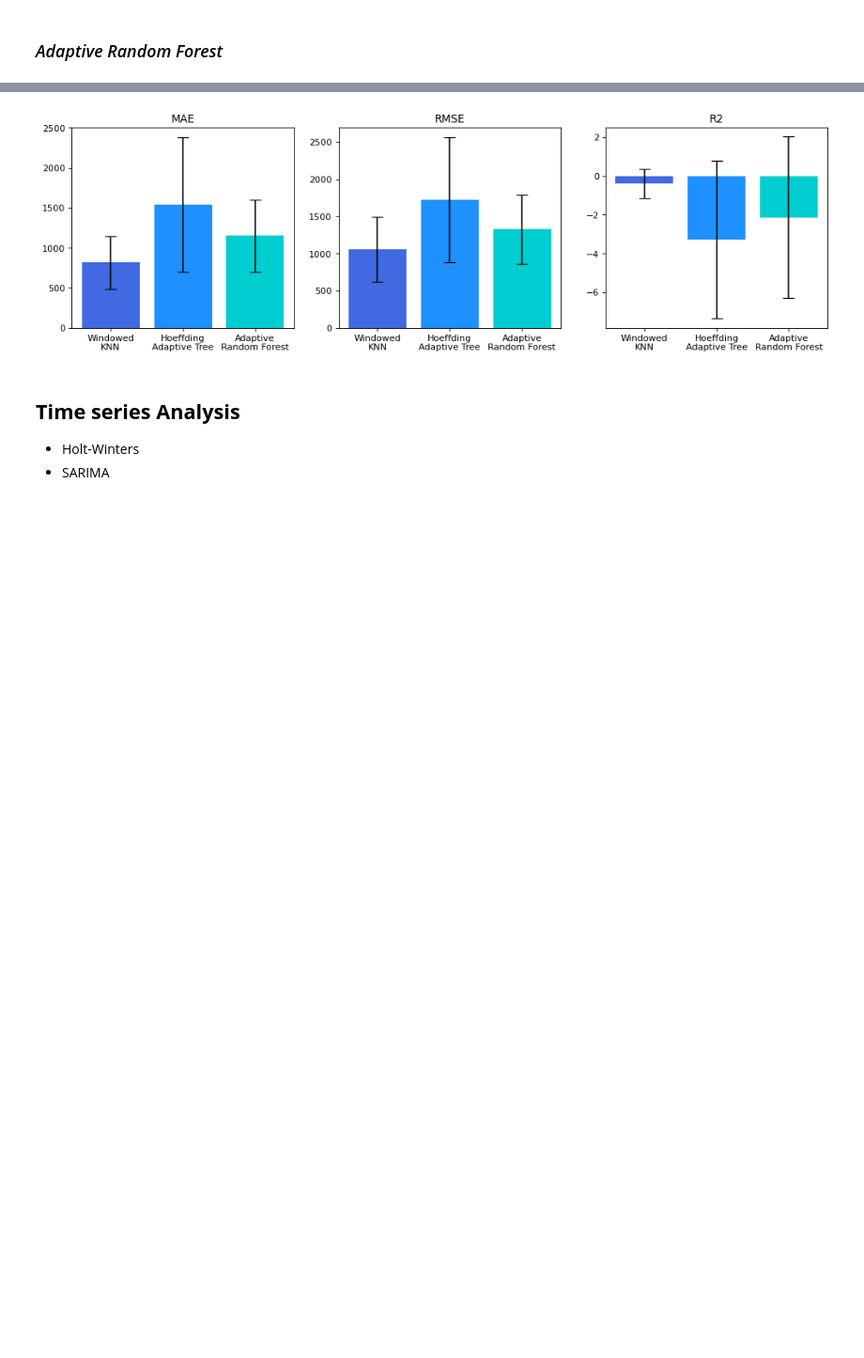
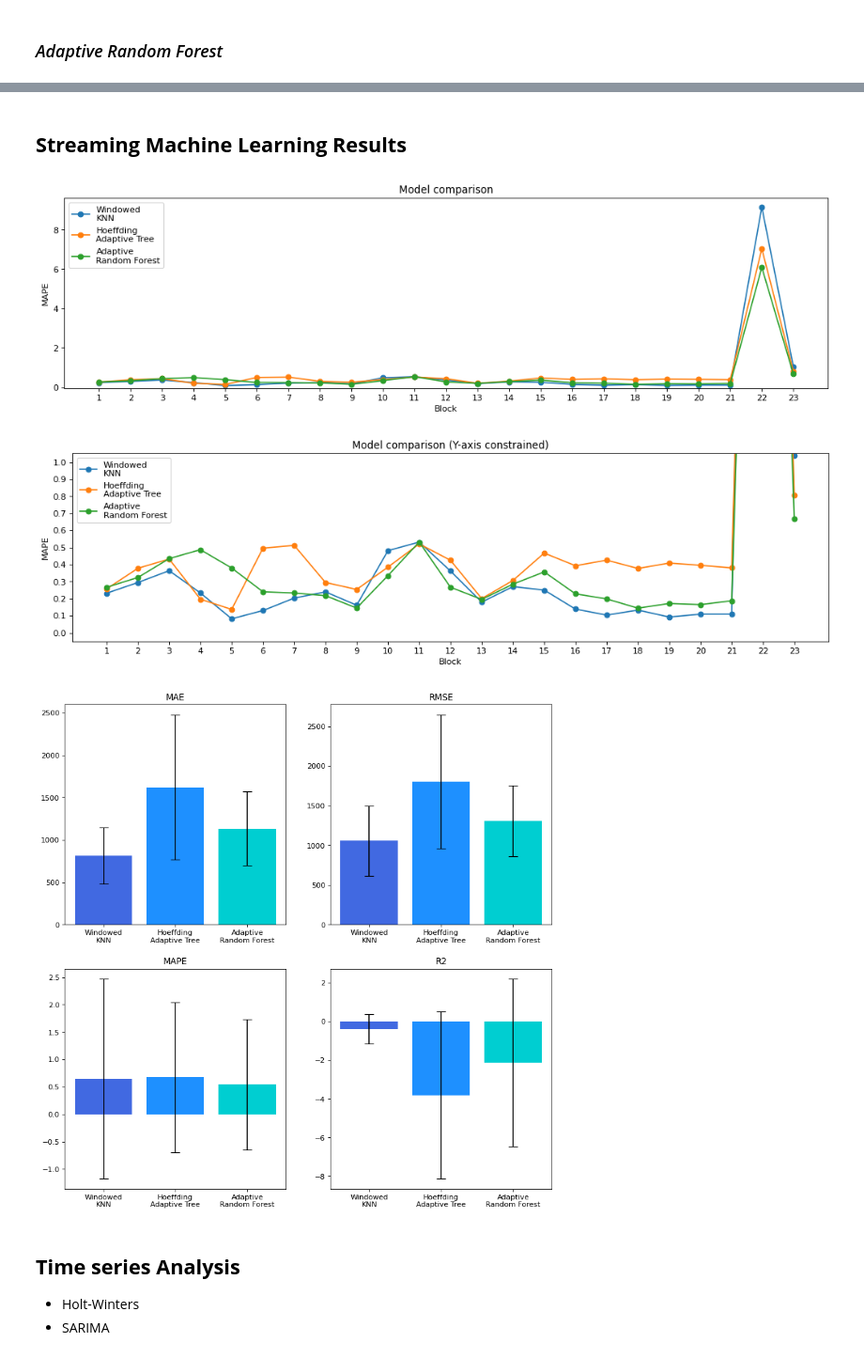
Before and after one commit to Streaming-Data-Analytics/2022-2023_ML-vs-SML-vs-TSA, a Jupyter notebook: notebook.ipynb, the cells around one changed output, grey strips where cells are left out. Shown at 94% size. Saved outputs shown, nothing was run; the diff lists cells and outputs as text; code cells hidden in the pictures; blank space fills up the shorter version.

```diff
--- a/notebook.ipynb
+++ b/notebook.ipynb
@@ -331,14 +393,15 @@ def cross_compare(metric_list: list, names: list):
 # %%
 #########   EVALUATION METHODS   #########
-from sklearn.metrics import mean_absolute_error, mean_squared_error, r2_score
+from sklearn.metrics import mean_absolute_error, mean_squared_error, mean_absolute_percentage_error, r2_score
 
 # Define a simple function to evaluate all ml models
 def evaluate_ml(y_true, y_pred):
     mae = mean_absolute_error(y_true, y_pred)
     rmse = np.sqrt(mean_squared_error(y_true, y_pred))
+    mape = mean_absolute_percentage_error(y_true, y_pred)
     r2 = r2_score(y_true, y_pred)
 
-    return (mae, rmse, r2)
+    return (mae, rmse, mape, r2)
 # %%
 #########   TRAIN & TEST METHOD   #########
 
@@ -455,21 +533,22 @@ cross_compare((knn_metrics, tree_metrics, forest_metrics), ('KNN', 'Decisionn\nT
 
 # Define a simple function to evaluate all ml models
 def evaluate_sml(y_true, y_pred, metrics):
-    mae, rmse, r2 = metrics
+    mae, rmse, mape, r2 = metrics
     mae.update(y_true=y_true, y_pred=y_pred)
     rmse.update(y_true=y_true, y_pred=y_pred)
+    mape.update(y_true=y_true, y_pred=y_pred)
     r2.update(y_true=y_true, y_pred=y_pred)
 # %%
 #########   TRAIN & TEST METHOD   #########
 def _train_sml(model, train, metrics, continuos_metrics):
-    mae, rmse, r2 = metrics
+    mae, rmse, mape, r2 = metrics
     for xi, yi in iter_pandas(X=train[FEATURES], y=train[LABEL]):
         # Evaluate the single data point
         y_pred = model.predict_one(x=xi)
         # Update the metrics
         evaluate_sml(y_true=yi, y_pred=y_pred, metrics=metrics)
         # Record the continuous metrics
-        continuos_metrics.append((mae.get(), rmse.get(), r2.get()))
+        continuos_metrics.append((mae.get(), rmse.get(), mape.get(), r2.get()))
         # Learn from the new data point
         model.learn_one(x=xi, y=yi)
 
@@ -477,6 +556,7 @@ def train_and_test_sml(model):
     # Metrics
     mae = MAE()
     rmse = RMSE()
+    mape = MAPE()
     r2 = R2()
 
     metrics, continuos_metrics = [], []
@@ -484,7 +564,7 @@ def train_and_test_sml(model):
         # Get the block used for training
         train = BLOCKS[block_idx]
         # Train the model over the current block
-        _train_sml(model, train, (mae, rmse, r2), continuos_metrics)
+        _train_sml(model, train, (mae, rmse, mape, r2), continuos_metrics)
         # Now we evaluate the model the same as if it was a ML model
         test = BLOCKS[block_idx+1]
         predictions, truths = [], []
@@ -497,7 +577,7 @@ def train_and_test_sml(model):
         metrics.append(evaluate_ml(truths, predictions))
 
     # We also train over the last block to have the full curve of the continuos metrics
-    _train_sml(model, BLOCKS[-1], (mae, rmse, r2), continuos_metrics)
+    _train_sml(model, BLOCKS[-1], (mae, rmse, mape, r2), continuos_metrics)
 
     return metrics, continuos_metrics
 # %%
@@ -585,10 +675,10 @@ R2
 # %% [markdown]
 ### *Adaptive Random Forest*
 # %%
-from river.ensemble import AdaptiveRandomForestRegressor
+from river.forest import ARFRegressor
 
 # Instantiate the model
-arf = AdaptiveRandomForestRegressor(n_models=20)
+arf = ARFRegressor(n_models=20)
 # Train and test the model
 arf_metrics, arf_continuos_metrics = train_and_test_sml(arf)
 # Plot the obtained metrics
@@ -596,8 +686,9 @@ plot_metrics(arf_metrics)
 # Evaluate the model
 evaluate_final(arf_metrics)
 # Plot the continuous metrics
-arf_maes, arf_rmses, arf_r2s = zip(*arf_continuos_metrics)
+arf_maes, arf_rmses, arf_mapes, arf_r2s = zip(*arf_continuos_metrics)
 plot_sml(arf_maes, 'Evolution of MAE', 'Day', 'MAE')
 plot_sml(arf_rmses, 'Evolution of RMSE', 'Day', 'RMSE')
+plot_sml(arf_mapes, 'Evolution of MAPE', 'Day', 'MAPE')
 plot_sml(arf_r2s[20:], 'Evolution of R2', 'Day', 'R2')
 # %% [output]
@@ -620,7 +715,13 @@ R2
+# %% [markdown]
+## **Streaming Machine Learning Results**
 # %%
-cross_compare((stream_knn_metrics, hat_metrics, arf_metrics), ('Windowed\nKNN', 'Hoeffding\nAdaptive Tree', 'Adaptive\nRandom Forest'))
+sml_metrics = [stream_knn_metrics, hat_metrics, arf_metrics]
+sml_model_names = ['Windowed\nKNN', 'Hoeffding\nAdaptive Tree', 'Adaptive\nRandom Forest']
+cross_compare(sml_metrics, sml_model_names, constrained=True)
 # %% [output]
-[figure, old version]
+[figure, new version]
+[figure, added]
+[figure, added]
 # %% [markdown]
 ## **Time series Analysis**
 
```
Also changed, not shown: parts of 19 cells of this notebook.
